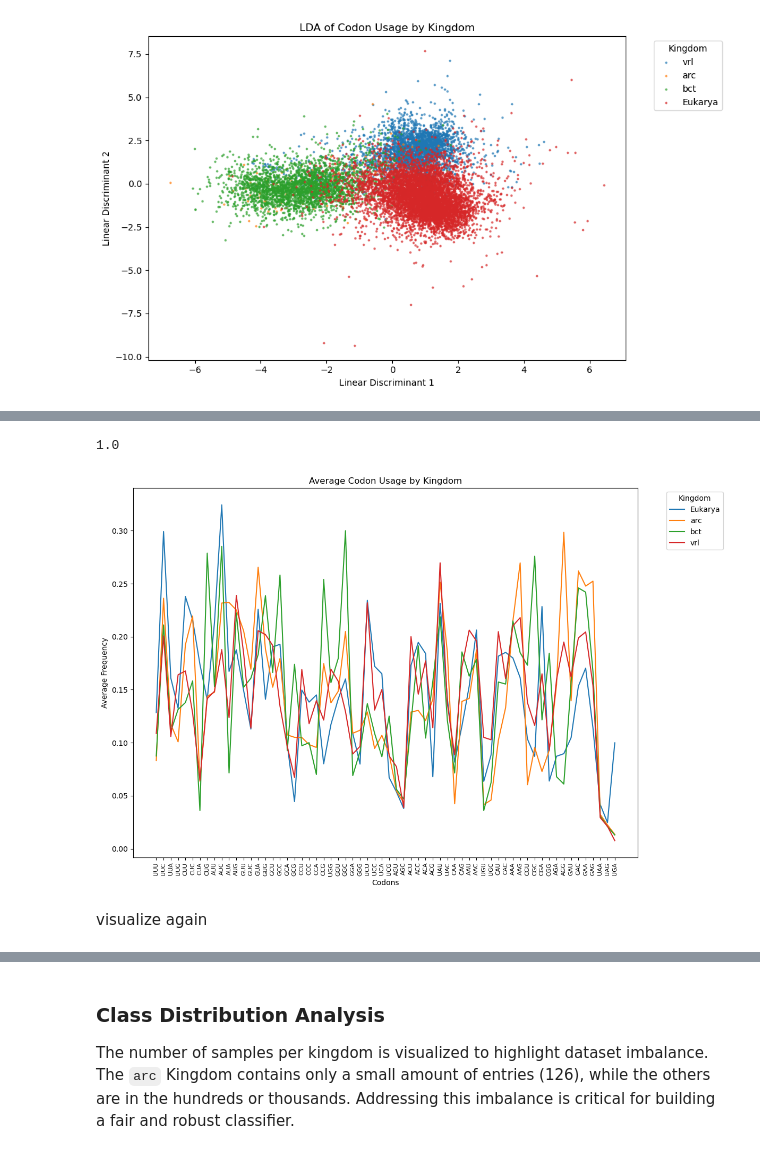
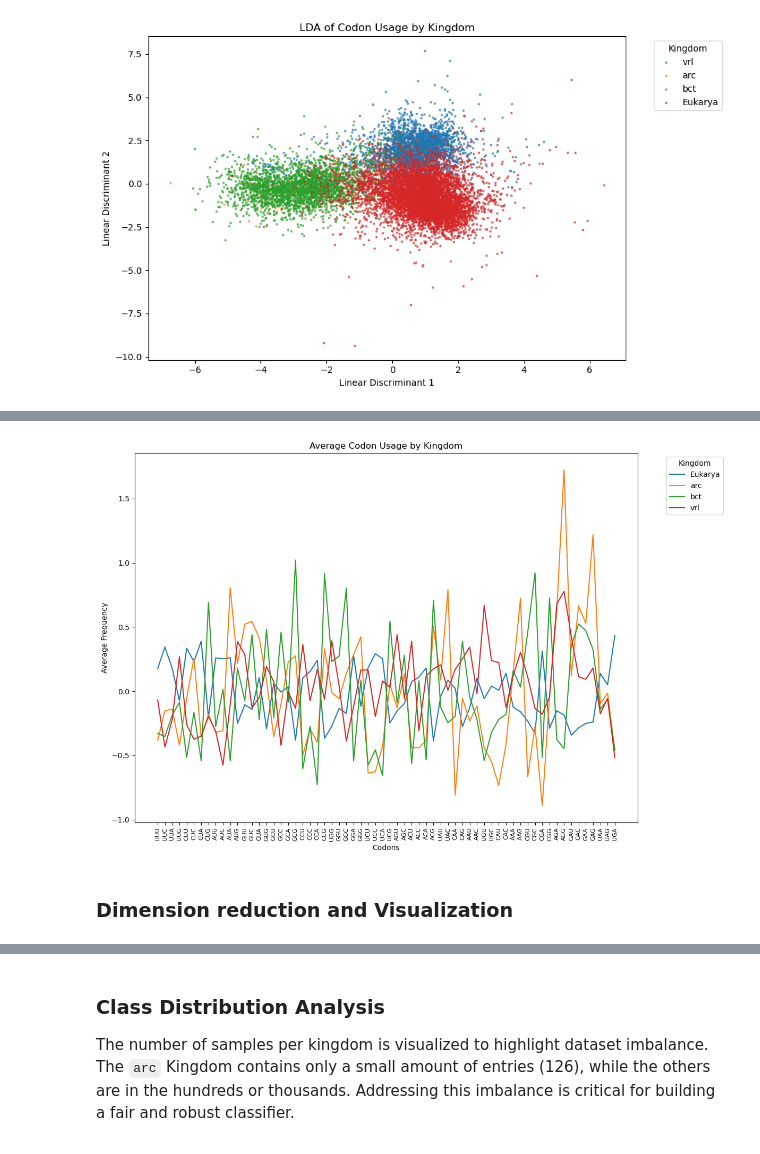
Before and after one commit to Philipp-Tanrek/ML-PR-Project, a Jupyter notebook: Codon_ML.ipynb, the cells around one changed output, grey strips where cells are left out. Cells and saved outputs as stored; diff of their text form; code cells hidden in the pictures.

```diff
--- a/Codon_ML.ipynb
+++ b/Codon_ML.ipynb
@@ -267,39 +294,31 @@ Index(['UUU', 'UUC', 'UUA', 'UUG', 'CUU', 'CUC', 'CUA', 'CUG', 'AUU', 'AUC',
 13026 rows × 65 columns
-# %%
-max(df["UUU"])
-# %% [output]
-1.0
 # %%
-columns_to_scale = df.select_dtypes(include=['float64', 'int64']).columns
-scaler = MinMaxScaler()
-df[columns_to_scale] = scaler.fit_transform(df[columns_to_scale])
-
 # Group by 'Kingdom' and calculate mean codon usage across numeric columns
 grouped_df = df.groupby('Kingdom').mean()
 
 # Plot the mean codon usage by Kingdom
 fig, ax = plt.subplots(figsize=(12, 8))  # Adjust figsize for better visibility
 grouped_df.T.plot(ax=ax, legend=True)
 
 # Set plot title and axis labels
 ax.set_title('Average Codon Usage by Kingdom')
 ax.set_xlabel('Codons')
 ax.set_ylabel('Average Frequency')
 
 # Display all x-axis labels
 ax.set_xticks(range(len(grouped_df.T.index)))
 ax.set_xticklabels(grouped_df.T.index, rotation=90, fontsize=8)
 
 # Move legend outside the plot
 ax.legend(title='Kingdom', bbox_to_anchor=(1.05, 1), loc='upper left')
 
 # Adjust layout for readability
 plt.tight_layout()
 plt.show()
 # %% [output]
-[figure, old version]
+[figure, new version]
-# %% [markdown]
-visualize again
+# %% [markdown]
+### Dimension reduction and Visualization
 # %%
 features = df.drop('Kingdom', axis=1)
 features = features.apply(pd.to_numeric, errors='coerce')
```
Also changed, not shown: parts of 39 cells of this notebook, 1 other file.
